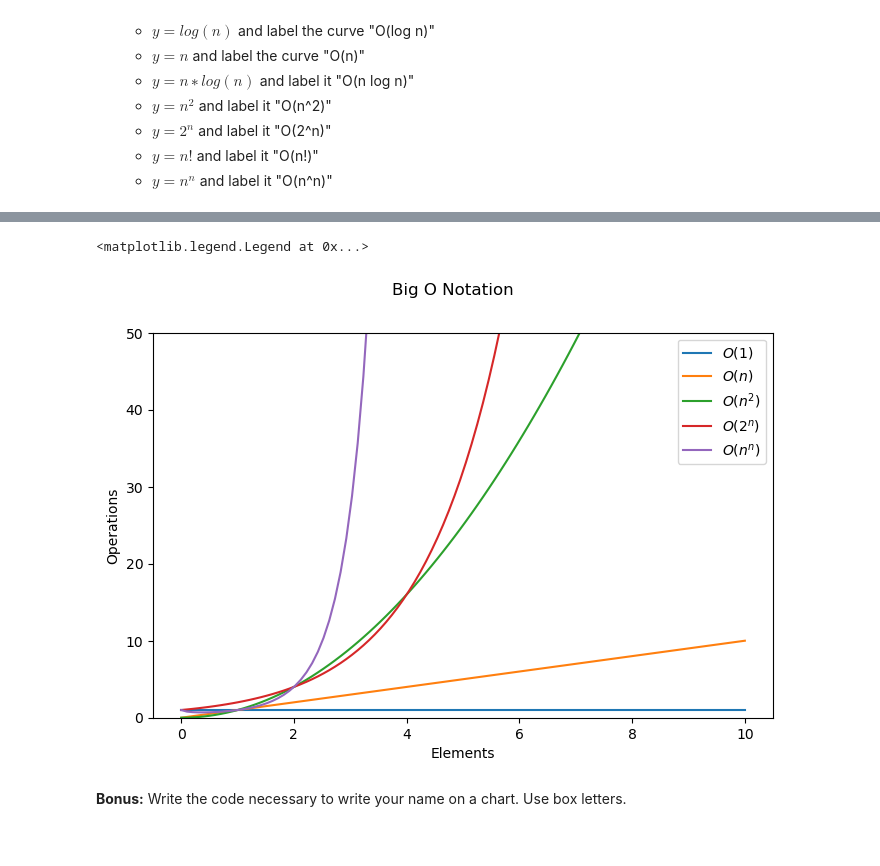
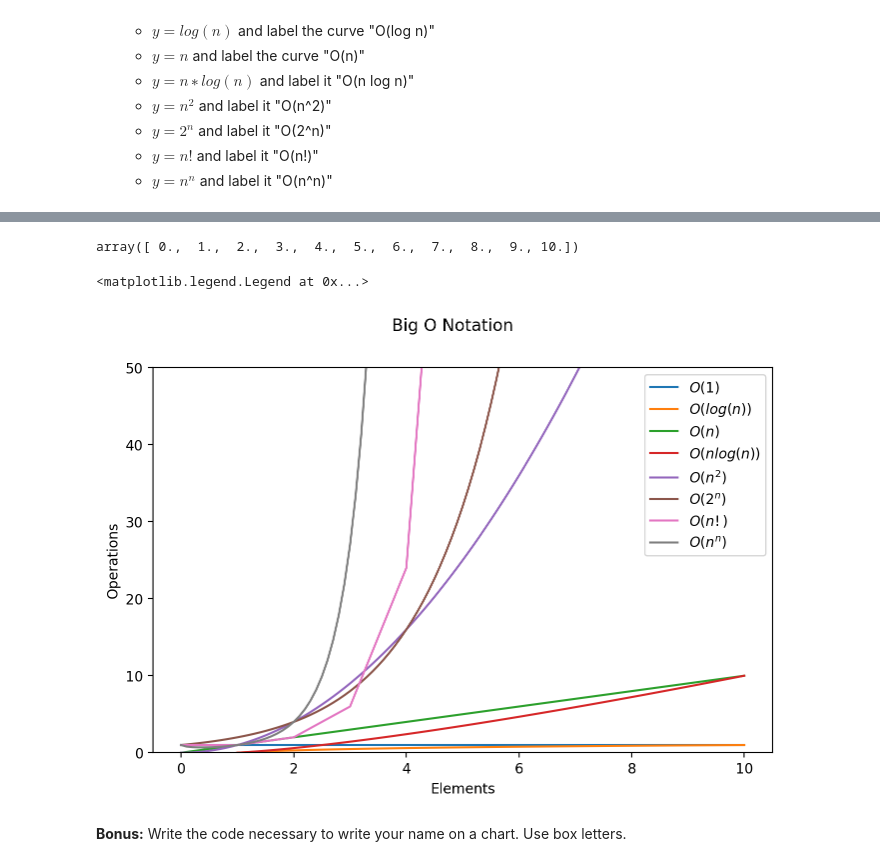
Before and after one commit to martin-reyes/3_numpy-pandas-visualization-exercises, a Jupyter notebook: 5_matplotlib_exercises.ipynb, the cells around one changed output, grey strips where cells are left out. Saved outputs shown, nothing was run; the diff lists cells and outputs as text; code cells hidden in the pictures.

```diff
--- a/5_matplotlib_exercises.ipynb
+++ b/5_matplotlib_exercises.ipynb
@@ -138,45 +138,50 @@ array([-100.,  -99.,  -98.,  -97.,  -96.,  -95.,  -94.,  -93.,  -92.,
          98.,   99.,  100.])
 # %%
 import math
+# %%
+ np.linspace(0, 10, 11)
+# %% [output]
+array([ 0.,  1.,  2.,  3.,  4.,  5.,  6.,  7.,  8.,  9., 10.])
 # %%
 plt.figure(figsize=(8, 5))
 
 plt.suptitle('Big O Notation')
 
 plt.xlabel('Elements')
 
 plt.ylabel('Operations')
 
-x = np.linspace(0, 10, 100)
+x = np.linspace(0, 10, 101)
+x_no_0 = np.linspace(1, 10, 100)
 
 y1 = 0 * x + 1
-# y2 = np.log10(x)
+y2 = np.log10(x_no_0)
 y3 = x
-# y4 = x * np.log10(x)
+y4 = x_no_0 * np.log10(x_no_0)
 y5 = x ** 2
 y6 = 2 ** x
-# y7 = math.factorial(x)
+y7 = np.vectorize(math.factorial)(np.linspace(0, 10, 11).astype(int))
 y8 = x ** x
 
 plt.plot(x, y1)
-# plt.plot(x, y2)
+plt.plot(x_no_0, y2)
 plt.plot(x, y3)
-# plt.plot(x, y4)
+plt.plot(x_no_0, y4)
 plt.plot(x, y5)
 plt.plot(x, y6)
-# plt.plot(x, y7)
+plt.plot(np.linspace(0, 10, 11).astype(int), y7)
 plt.plot(x, y8)
 
 plt.ylim(0, 50)
 
-labels_list = ['$O(1)$' ,'$O(n)$',
-               '$O(n^2)$','$O(2^n)$','$O(n^n)$']
-# need to add '$O(log n)$', '$O(n log n)$', '$O(n!)$' to the list above
+labels_list = ['$O(1)$','$O(log(n))$', '$O(n)$',
+               '$O(nlog(n))$', '$O(n^2)$',
+               '$O(2^n)$','$O(n!)$','$O(n^n)$']
 
 plt.legend(labels = labels_list, loc='upper right')
 # %% [output]
 <matplotlib.legend.Legend at 0x...>
-[figure, old version]
+[figure, new version]
 # %% [markdown]
 **Bonus:** Write the code necessary to write your name on a chart. Use box letters.
 # %% [markdown]
```
Also changed, not shown: parts of 2 cells of this notebook.
